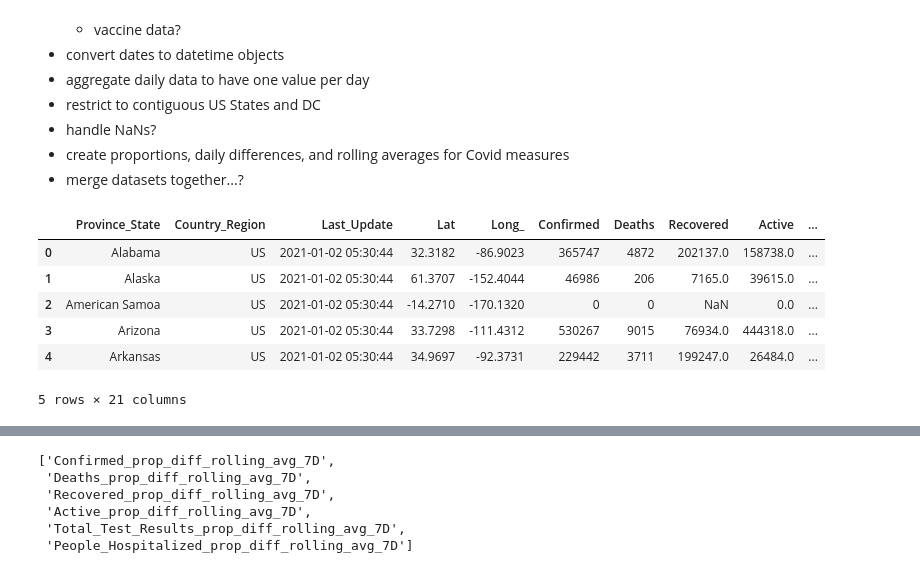
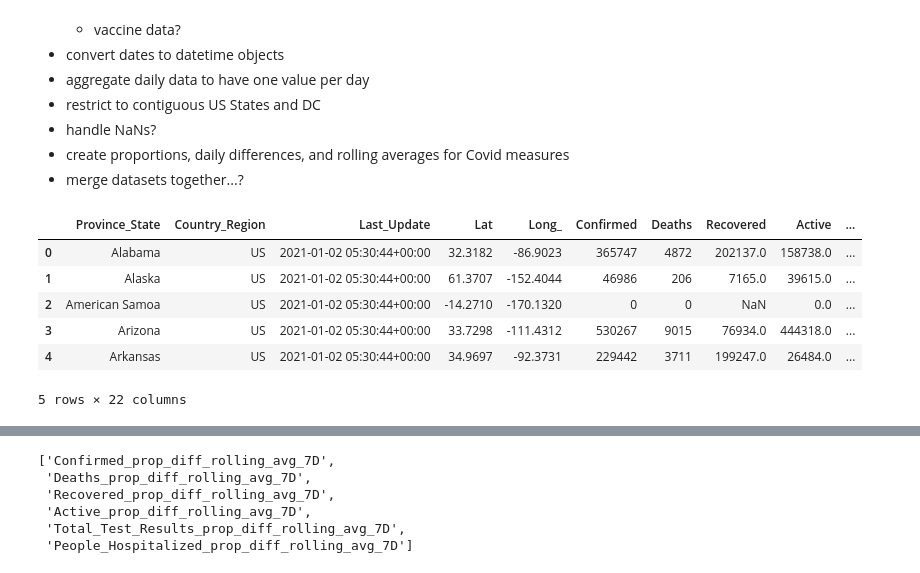
Before and after one commit to amichaelsen/COVID_project, a Jupyter notebook: analysis/data_cleaning.ipynb, the cells around one changed output, grey strips where cells are left out. Cells and saved outputs as stored; diff of their text form; code cells hidden in the pictures.

Commit message:
added manual processing of date to accomodate for the shift in time of day reporting around 2020-4-23, florida still needs resolving, should be able to adjust time for one row at the beginning to fix

```diff
--- a/analysis/data_cleaning.ipynb
+++ b/analysis/data_cleaning.ipynb
@@ -23,16 +23,25 @@ import matplotlib.pyplot as plt
 # %%
 # import daily reports by state
 daily_reports = pd.read_csv("../data/csse_covid_19_daily_reports_us.csv")
 # create datetime column with dates (drops time stamp)
-# convert string to datetime, then extract date _only_, convert back to datetime for plotting purposes
-daily_reports['Date_Last_Update'] = pd.to_datetime(pd.to_datetime(daily_reports.loc[:,'Last_Update']).dt.date)
+# convert string to datetime
+daily_reports['Last_Update'] = pd.to_datetime(daily_reports.loc[:,'Last_Update'], utc=True)
+# extract date only
+daily_reports['UTC_Date_Last_Update'] = daily_reports['Last_Update'].dt.date
+# function to shift dates back one day for those after the time shift
+def add_day_after_date(datetime):
+    if datetime > pd.to_datetime('2020-04-22'):
+        return datetime - pd.DateOffset(1)
+    return datetime
+daily_reports['UTC_Adjusted_Date'] = daily_reports['UTC_Date_Last_Update'].apply(add_day_after_date)
+
 covid_metrics = ['Confirmed', 'Deaths', 'Recovered', 'Active', 'Total_Test_Results', 'People_Hospitalized']
 daily_reports.head()
 # %% [output]
 |  | Province_State | Country_Region | Last_Update | Lat | Long_ | Confirmed | Deaths | Recovered | Active | ... |
-| 0 | Alabama | US | 2021-01-02 05:30:44 | 32.3182 | -86.9023 | 365747 | 4872 | 202137.0 | 158738.0 | ... |
-| 1 | Alaska | US | 2021-01-02 05:30:44 | 61.3707 | -152.4044 | 46986 | 206 | 7165.0 | 39615.0 | ... |
-| 2 | American Samoa | US | 2021-01-02 05:30:44 | -14.2710 | -170.1320 | 0 | 0 | NaN | 0.0 | ... |
-| 3 | Arizona | US | 2021-01-02 05:30:44 | 33.7298 | -111.4312 | 530267 | 9015 | 76934.0 | 444318.0 | ... |
-| 4 | Arkansas | US | 2021-01-02 05:30:44 | 34.9697 | -92.3731 | 229442 | 3711 | 199247.0 | 26484.0 | ... |
+| 0 | Alabama | US | 2021-01-02 05:30:44+00:00 | 32.3182 | -86.9023 | 365747 | 4872 | 202137.0 | 158738.0 | ... |
+| 1 | Alaska | US | 2021-01-02 05:30:44+00:00 | 61.3707 | -152.4044 | 46986 | 206 | 7165.0 | 39615.0 | ... |
+| 2 | American Samoa | US | 2021-01-02 05:30:44+00:00 | -14.2710 | -170.1320 | 0 | 0 | NaN | 0.0 | ... |
+| 3 | Arizona | US | 2021-01-02 05:30:44+00:00 | 33.7298 | -111.4312 | 530267 | 9015 | 76934.0 | 444318.0 | ... |
+| 4 | Arkansas | US | 2021-01-02 05:30:44+00:00 | 34.9697 | -92.3731 | 229442 | 3711 | 199247.0 | 26484.0 | ... |
-5 rows × 21 columns
+5 rows × 22 columns
```
Also changed, not shown: parts of 2 cells of this notebook, 2 other files.
